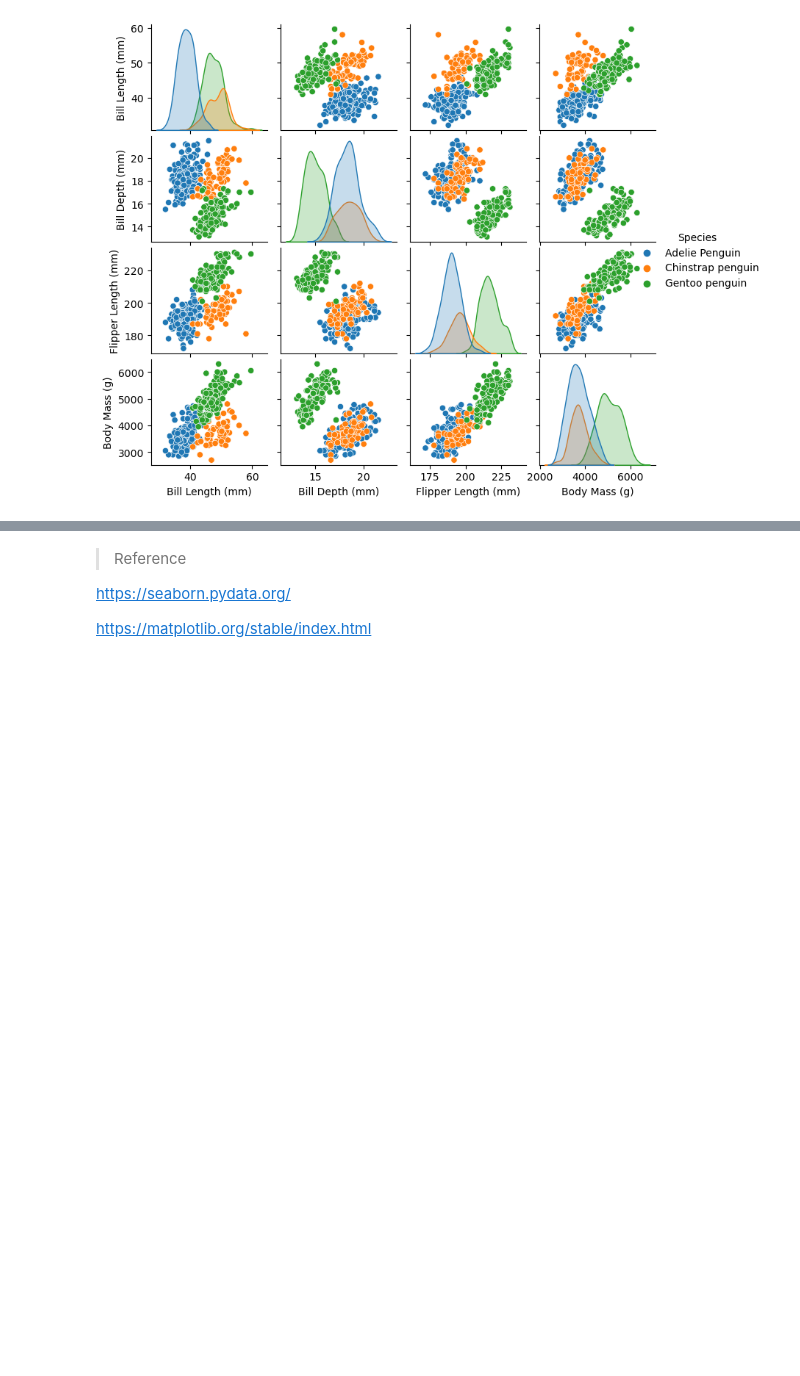
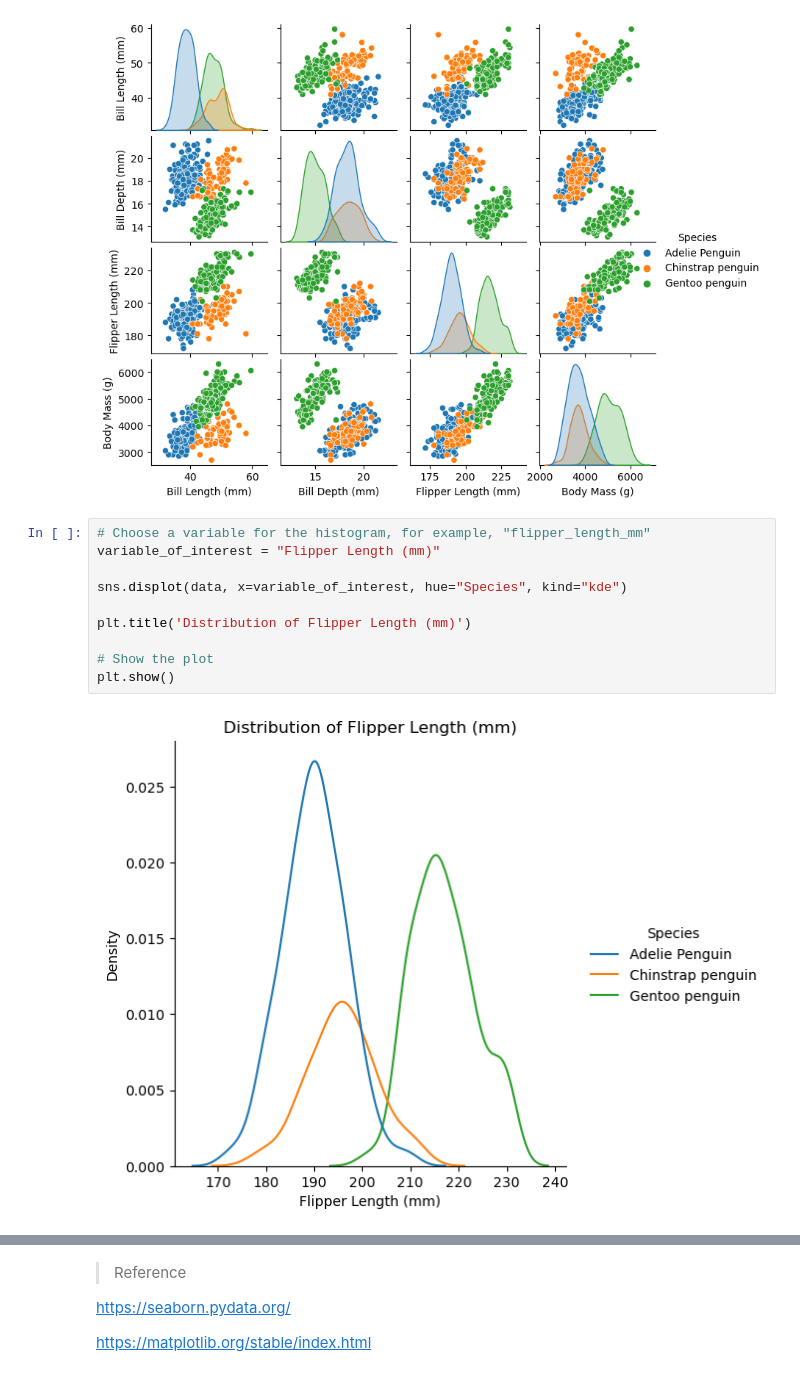
Before and after one commit to mcgarrya28/dataanalysis, a Jupyter notebook: tasks.ipynb, the cells around one changed output, grey strips where cells are left out. Saved outputs shown, nothing was run; the diff lists cells and outputs as text; blank space fills up the shorter version.

Commit message:
Update to plots and Readme

```diff
--- a/tasks.ipynb
+++ b/tasks.ipynb
@@ -264,3 +269,15 @@ pairplot_fig.fig.set_size_inches(9, 6.5)
 plt.show()
 # %% [output]
 [figure]
+# %%
+# Choose a variable for the histogram, for example, "flipper_length_mm"
+variable_of_interest = "Flipper Length (mm)"
+
+sns.displot(data, x=variable_of_interest, hue="Species", kind="kde")
+
+plt.title('Distribution of Flipper Length (mm)')
+
+# Show the plot
+plt.show()
+# %% [output]
+[figure, added]
```
Also changed, not shown: parts of 3 cells of this notebook, 1 other file.
